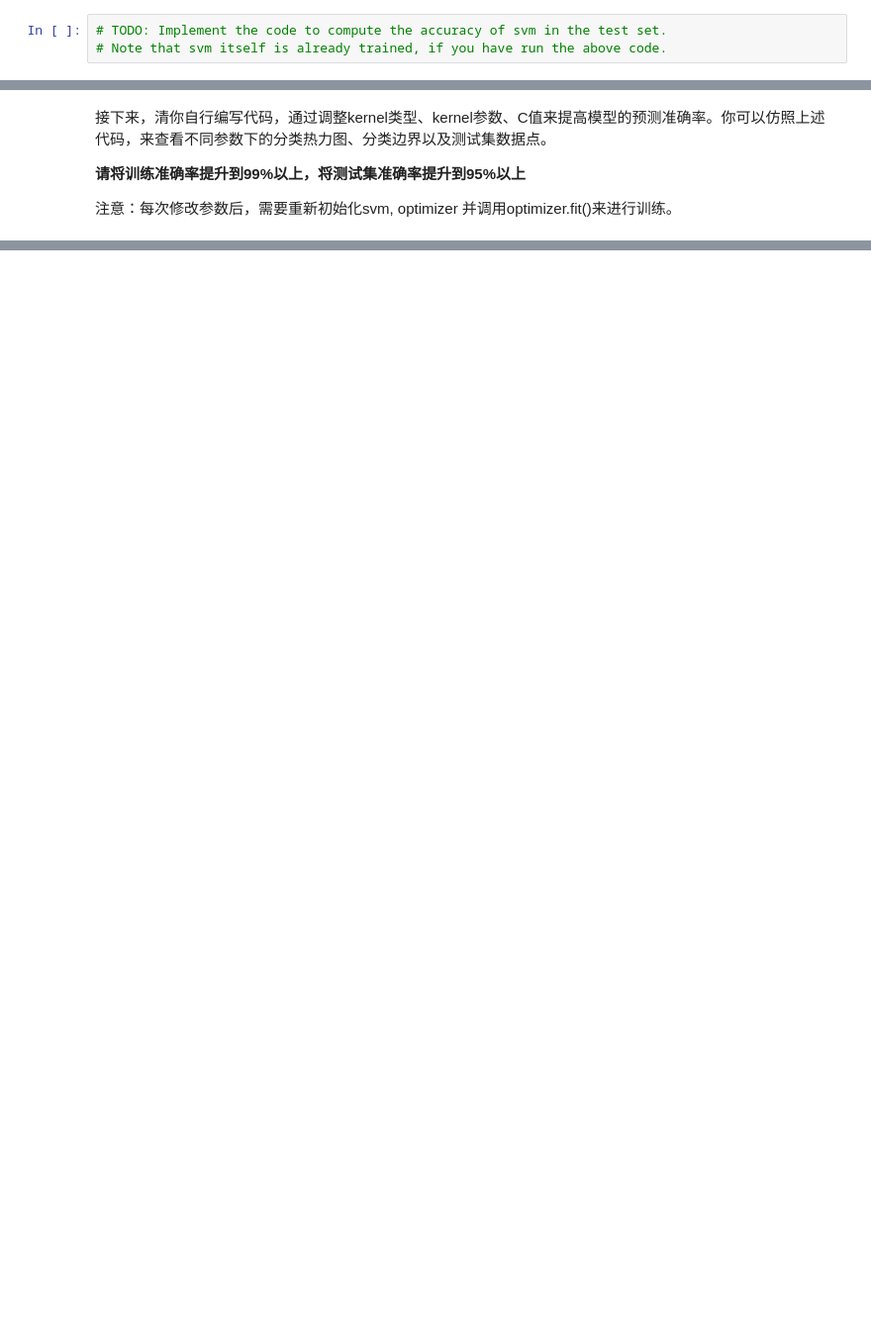
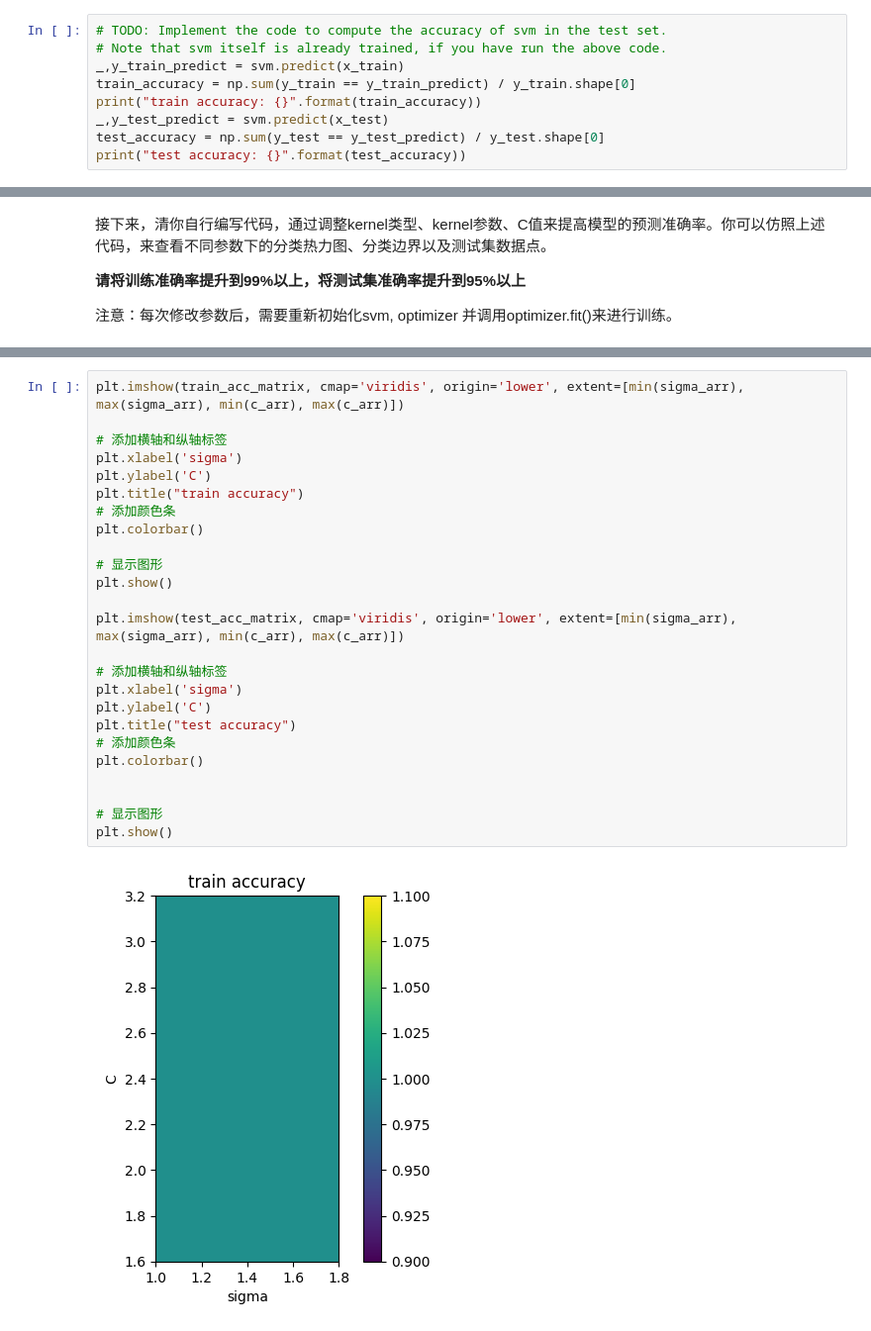
Before and after one commit to SasebonoShigure/ML_lab, a Jupyter notebook: Lab-SVM/lab.ipynb, the cells around one changed output, grey strips where cells are left out. Shown: that part at 99% size. Cells and saved outputs as stored; diff of their text form; blank space fills up the shorter version.

```diff
--- a/Lab-SVM/lab.ipynb
+++ b/Lab-SVM/lab.ipynb
@@ -112,3 +115,9 @@ optimizer.fit(svm, x_train, y_train, max_passes=max_passes, verbose=True)
 # %%
 # TODO: Implement the code to compute the accuracy of svm in the test set.
 # Note that svm itself is already trained, if you have run the above code.
+_,y_train_predict = svm.predict(x_train)
+train_accuracy = np.sum(y_train == y_train_predict) / y_train.shape[0]
+print("train accuracy: {}".format(train_accuracy))
+_,y_test_predict = svm.predict(x_test)
+test_accuracy = np.sum(y_test == y_test_predict) / y_test.shape[0]
+print("test accuracy: {}".format(test_accuracy))
@@ -138,0 +201,27 @@ visualize_2D_border(svm, x1_intervals, x2_intervals, x_test, y_test)
+# %%
+plt.imshow(train_acc_matrix, cmap='viridis', origin='lower', extent=[min(sigma_arr), max(sigma_arr), min(c_arr), max(c_arr)])
+
+# 添加横轴和纵轴标签
+plt.xlabel('sigma')
+plt.ylabel('C')
+plt.title("train accuracy")
+# 添加颜色条
+plt.colorbar()
+
+# 显示图形
+plt.show()
+
+plt.imshow(test_acc_matrix, cmap='viridis', origin='lower', extent=[min(sigma_arr), max(sigma_arr), min(c_arr), max(c_arr)])
+
+# 添加横轴和纵轴标签
+plt.xlabel('sigma')
+plt.ylabel('C')
+plt.title("test accuracy")
+# 添加颜色条
+plt.colorbar()
+
+
+# 显示图形
+plt.show()
+# %% [output]
+[figure, added]
```
Also changed, not shown: parts of 11 cells of this notebook, 6 other files.
